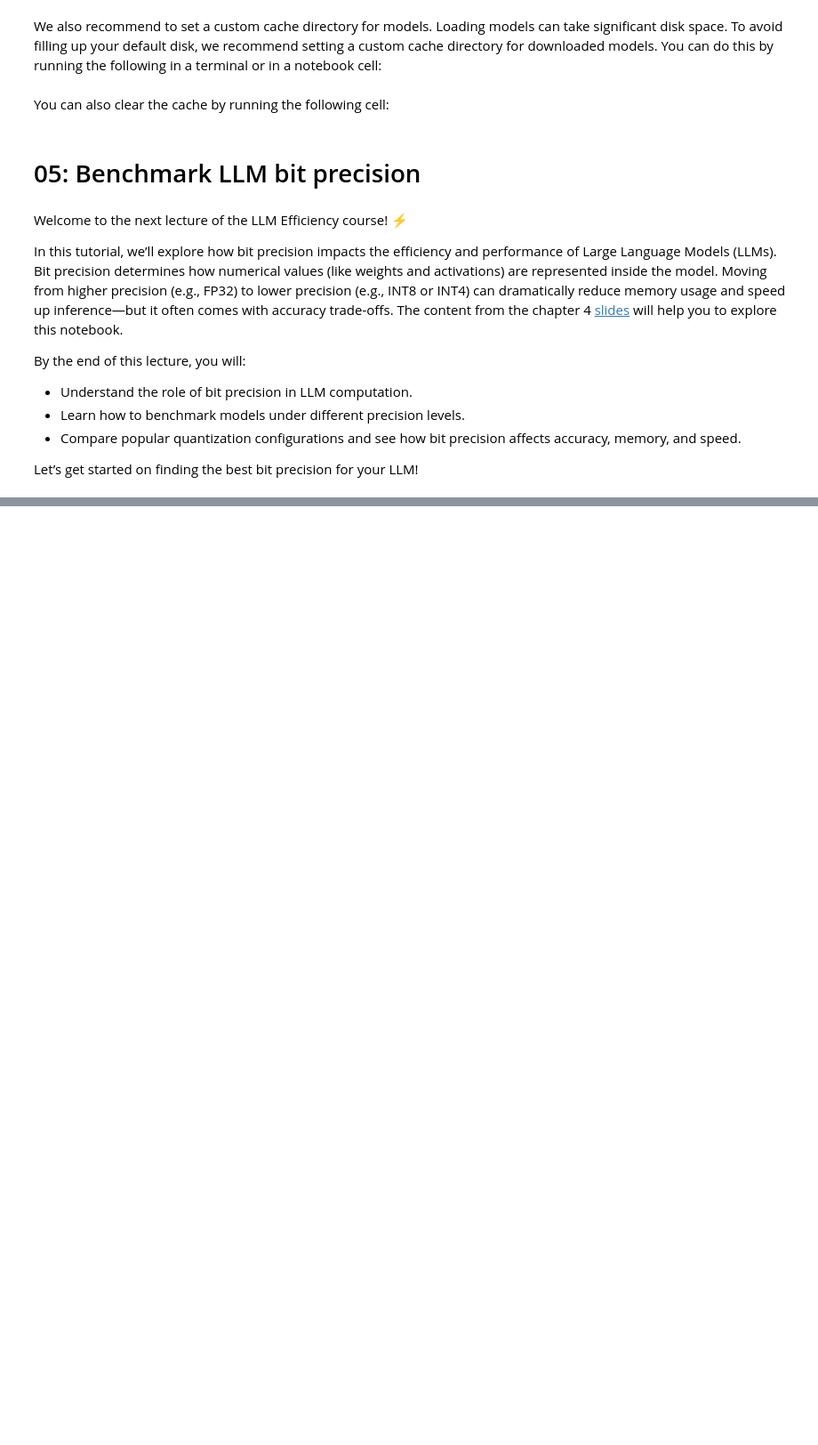
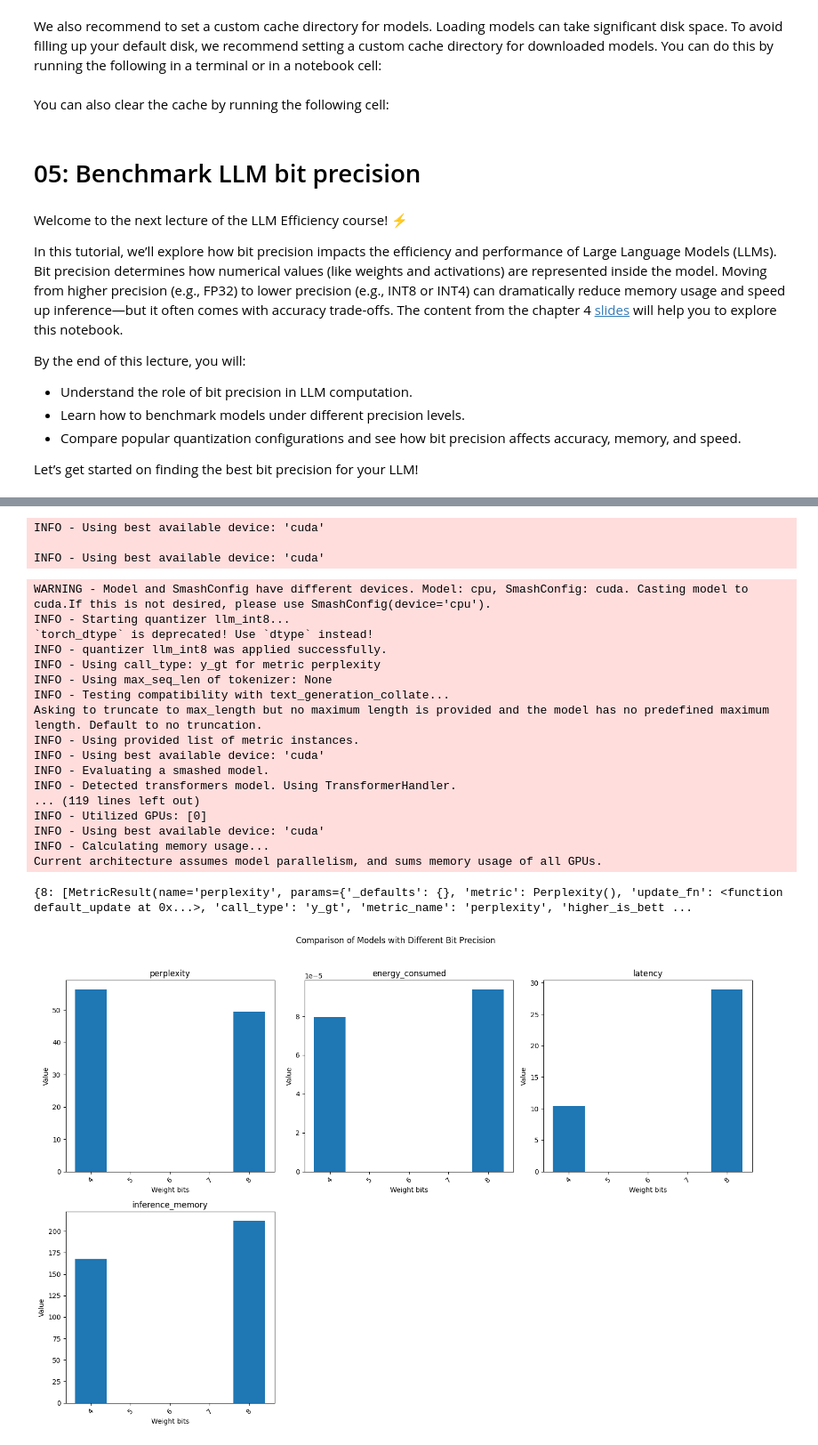
Before and after one commit to PrunaAI/ai-efficiency-courses, a Jupyter notebook: solutions/05-benchmark_llm_bits.ipynb, the cells around one changed output, grey strips where cells are left out. Shown at 89% size. Saved outputs shown, nothing was run; the diff lists cells and outputs as text; code cells hidden in the pictures; blank space fills up the shorter version.

```diff
--- a/solutions/05-benchmark_llm_bits.ipynb
+++ b/solutions/05-benchmark_llm_bits.ipynb
@@ -456,0 +166,61 @@ As a bonus, extend your analysis to explore how different quantization methods p
+# %%
+# Select the model to be quantized
+model_id = MODEL_IDS[0]
+
+smash_configs = []
+
+### To Complete ###
+config_llm_int8 = SmashConfig()
+config_llm_int8.add_tokenizer(MODEL_IDS[0])
+config_llm_int8["quantizer"] = "llm_int8"
+config_llm_int8["llm_int8_weight_bits"] = 8
+smash_configs.append(config_llm_int8)
+
+config_llm_int8 = SmashConfig()
+config_llm_int8.add_tokenizer(MODEL_IDS[0])
+config_llm_int8["quantizer"] = "llm_int8"
+config_llm_int8["llm_int8_weight_bits"] = 4
+smash_configs.append(config_llm_int8)
+### End of To Complete ###
+# %% [output]
+INFO - Using best available device: 'cuda'
+
+INFO - Using best available device: 'cuda'
+# %%
+llm_int8_evaluation_results = {}
+
+### To Complete ###
+for smash_config in smash_configs:
+    llm_int8_evaluation_results[
+        smash_config[smash_config["quantizer"] + "_weight_bits"]
+    ] = result = evaluate_config(model_id=model_id, smash_config=smash_config)
+
+print(llm_int8_evaluation_results)
+### End of To Complete ###
+
+create_comparison_plots(
+    data_dict=llm_int8_evaluation_results,
+    title="Comparison of Models with Different Bit Precision",
+    x_label="Weight bits",
+    y_label="Value",
+)
+# %% [output]
+WARNING - Model and SmashConfig have different devices. Model: cpu, SmashConfig: cuda. Casting model to cuda.If this is not desired, please use SmashConfig(device='cpu').
+INFO - Starting quantizer llm_int8...
+`torch_dtype` is deprecated! Use `dtype` instead!
+INFO - quantizer llm_int8 was applied successfully.
+INFO - Using call_type: y_gt for metric perplexity
+INFO - Using max_seq_len of tokenizer: None
+INFO - Testing compatibility with text_generation_collate...
+Asking to truncate to max_length but no maximum length is provided and the model has no predefined maximum length. Default to no truncation.
+INFO - Using provided list of metric instances.
+INFO - Using best available device: 'cuda'
+INFO - Evaluating a smashed model.
+INFO - Detected transformers model. Using TransformerHandler.
+... (119 lines left out)
+INFO - Utilized GPUs: [0]
+INFO - Using best available device: 'cuda'
+INFO - Calculating memory usage...
+Current architecture assumes model parallelism, and sums memory usage of all GPUs.
+{8: [MetricResult(name='perplexity', params={'_defaults': {}, 'metric': Perplexity(), 'update_fn': <function default_update at 0x...>, 'call_type': 'y_gt', 'metric_name': 'perplexity', 'higher_is_bett ...
+[figure, added]
```
Also changed, not shown: parts of 40 cells of this notebook.
